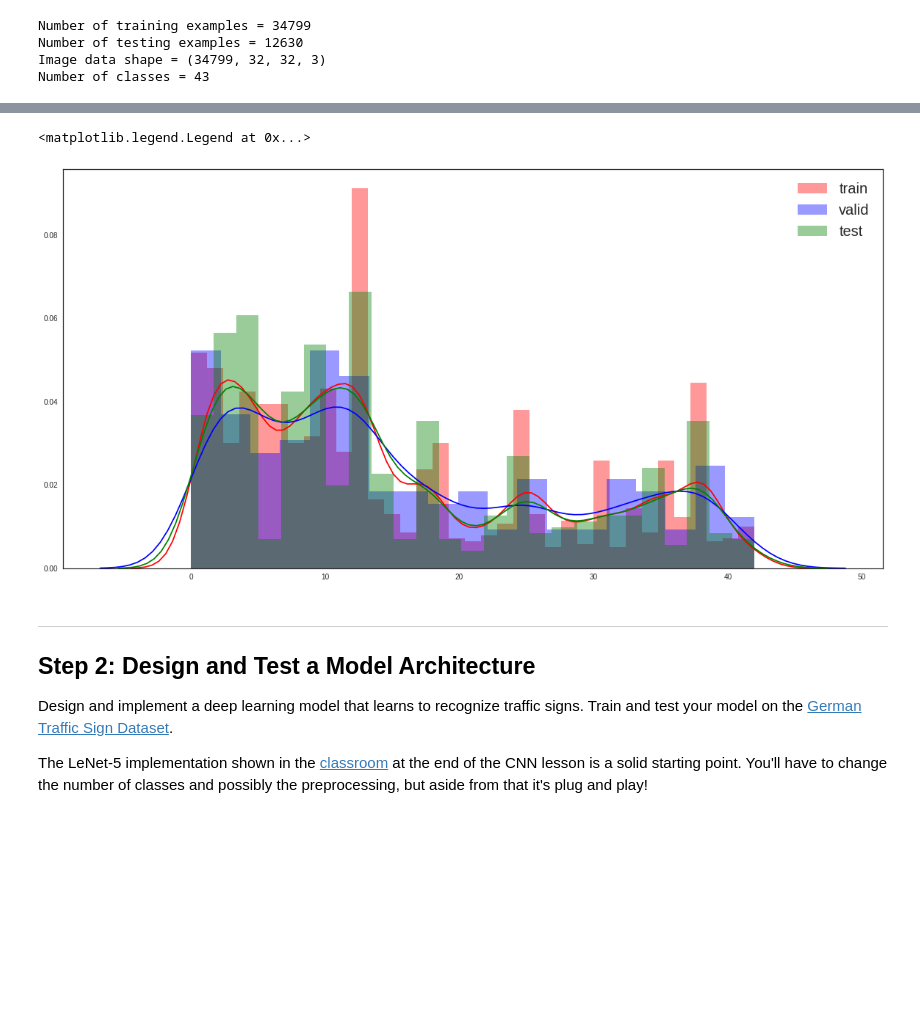
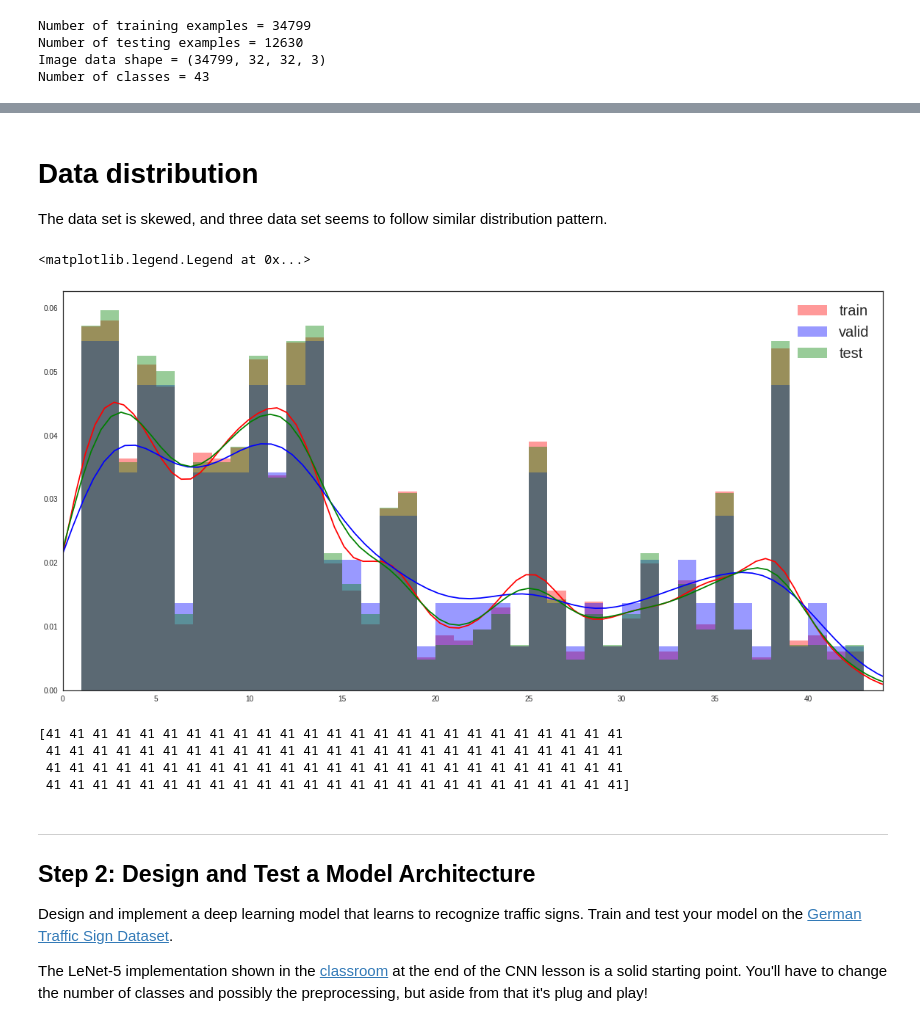
Before and after one commit to trivus/Traffic-sign-classifier, a Jupyter notebook: Traffic_Sign_Classifier.ipynb, the cells around one changed output, grey strips where cells are left out. Saved outputs shown, nothing was run; the diff lists cells and outputs as text; code cells hidden in the pictures; blank space fills up the shorter version.

```diff
--- a/Traffic_Sign_Classifier.ipynb
+++ b/Traffic_Sign_Classifier.ipynb
@@ -122,13 +140,26 @@ show_random(X_train, 5)
+# %% [markdown]
+# Data distribution
+The data set is skewed, and three data set seems to follow similar distribution pattern.
 # %%
 # class distribution of training, validation, test sets
 fig, ax = plt.subplots(figsize=(20,10))
-sns.distplot(y_train, color='r', ax=ax, label='train')
-sns.distplot(y_valid, color='b', ax=ax, label='valid')
-sns.distplot(y_test, color='g', ax=ax, label='test')
+bins = np.arange(1,44)
+sns.distplot(y_train, color='r', ax=ax, bins= bins, label='train')
+sns.distplot(y_valid, color='b', ax=ax, bins= bins, label='valid')
+sns.distplot(y_test, color='g', ax=ax, bins= bins, label='test')
+plt.xlim((0,44))
 plt.legend(fontsize=20)
 # %% [output]
 <matplotlib.legend.Legend at 0x...>
-[figure, old version]
+[figure, new version]
+# %%
+# class ordering. The data set have to be shuffled.
+print(y_train[:100])
+# %% [output]
+[41 41 41 41 41 41 41 41 41 41 41 41 41 41 41 41 41 41 41 41 41 41 41 41 41
+ 41 41 41 41 41 41 41 41 41 41 41 41 41 41 41 41 41 41 41 41 41 41 41 41 41
+ 41 41 41 41 41 41 41 41 41 41 41 41 41 41 41 41 41 41 41 41 41 41 41 41 41
+ 41 41 41 41 41 41 41 41 41 41 41 41 41 41 41 41 41 41 41 41 41 41 41 41 41]
 # %% [markdown]
 ----
 
```
Also changed, not shown: parts of 43 cells of this notebook, 3 other files.
